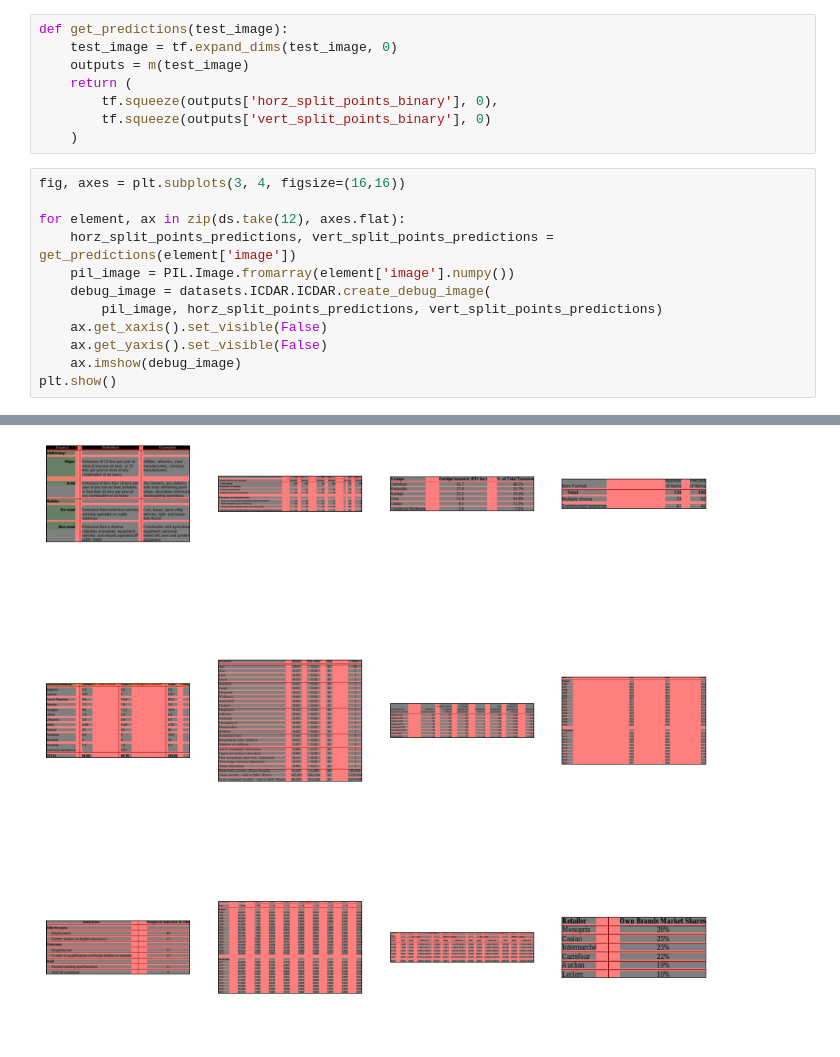
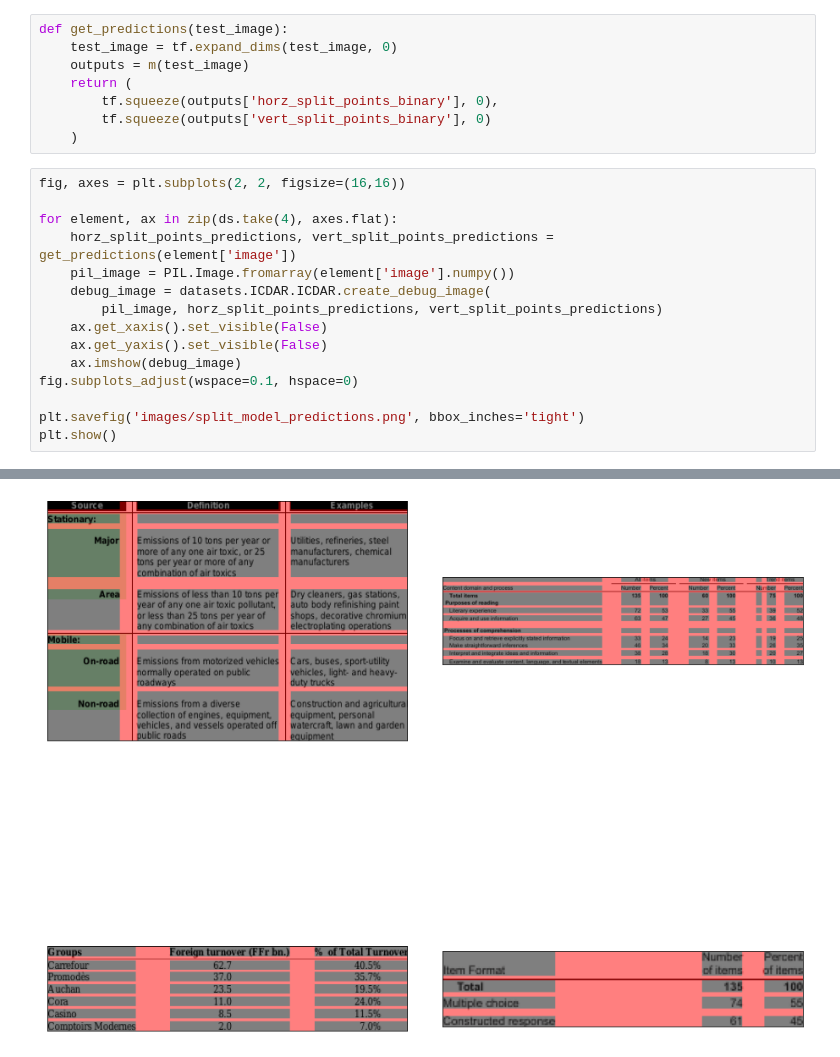
Before and after one commit to matroshenko/TableAnalyzer, a Jupyter notebook: show_split_model_predictions.ipynb, the cells around one changed output, grey strips where cells are left out. Saved outputs shown, nothing was run; the diff lists cells and outputs as text; blank space fills up the shorter version.

```diff
--- a/show_split_model_predictions.ipynb
+++ b/show_split_model_predictions.ipynb
@@ -45,9 +31,9 @@ def get_predictions(test_image):
         tf.squeeze(outputs['vert_split_points_binary'], 0)
     )
 # %%
-fig, axes = plt.subplots(3, 4, figsize=(16,16))
+fig, axes = plt.subplots(2, 2, figsize=(16,16))
 
-for element, ax in zip(ds.take(12), axes.flat):
+for element, ax in zip(ds.take(4), axes.flat):
     horz_split_points_predictions, vert_split_points_predictions = get_predictions(element['image'])
     pil_image = PIL.Image.fromarray(element['image'].numpy())
     debug_image = datasets.ICDAR.ICDAR.create_debug_image(
@@ -55,5 +41,8 @@ for element, ax in zip(ds.take(12), axes.flat):
     ax.get_xaxis().set_visible(False)
     ax.get_yaxis().set_visible(False)
     ax.imshow(debug_image)
+fig.subplots_adjust(wspace=0.1, hspace=0)
+
+plt.savefig('images/split_model_predictions.png', bbox_inches='tight')
 plt.show()
 # %% [output]
@@ -61 +50 @@ plt.show()
-[figure, old version]
+[figure, new version]
```
Also changed, not shown: parts of 2 cells of this notebook, 2 other files.
